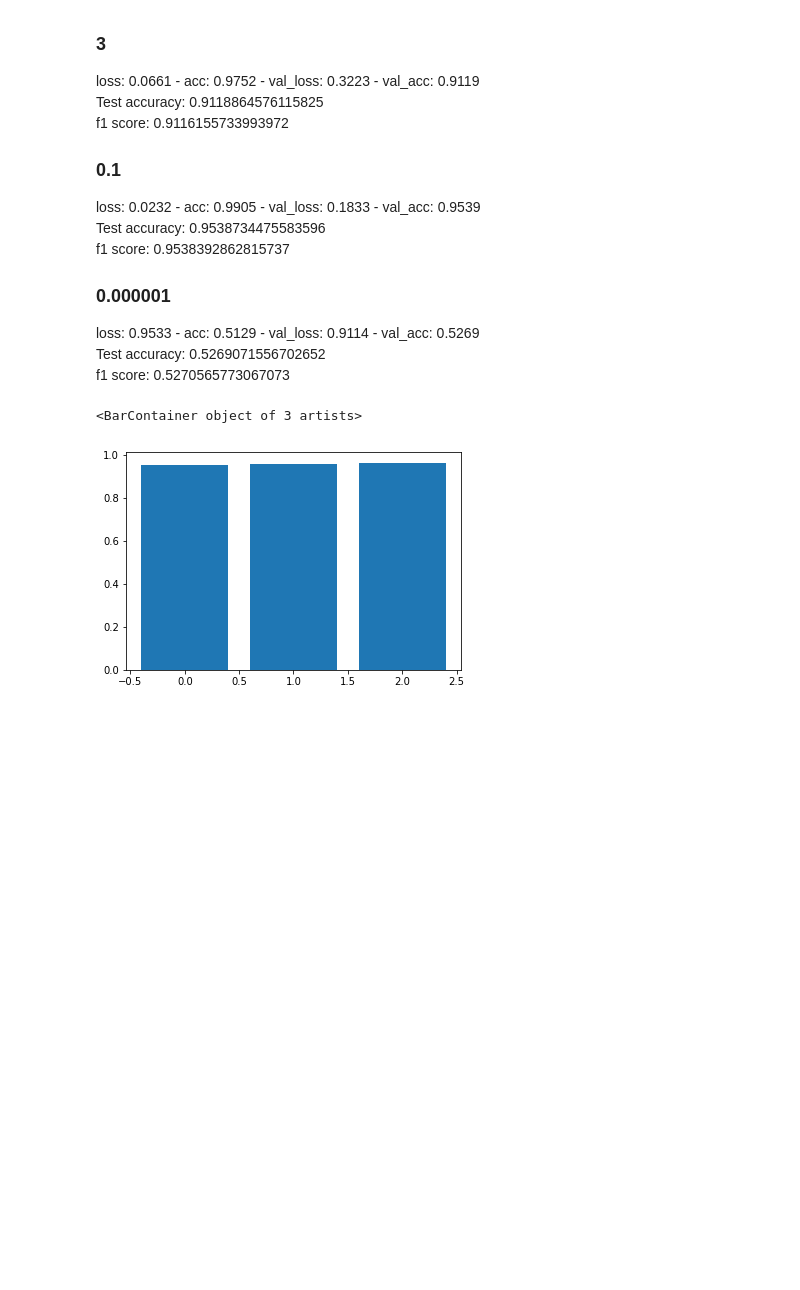
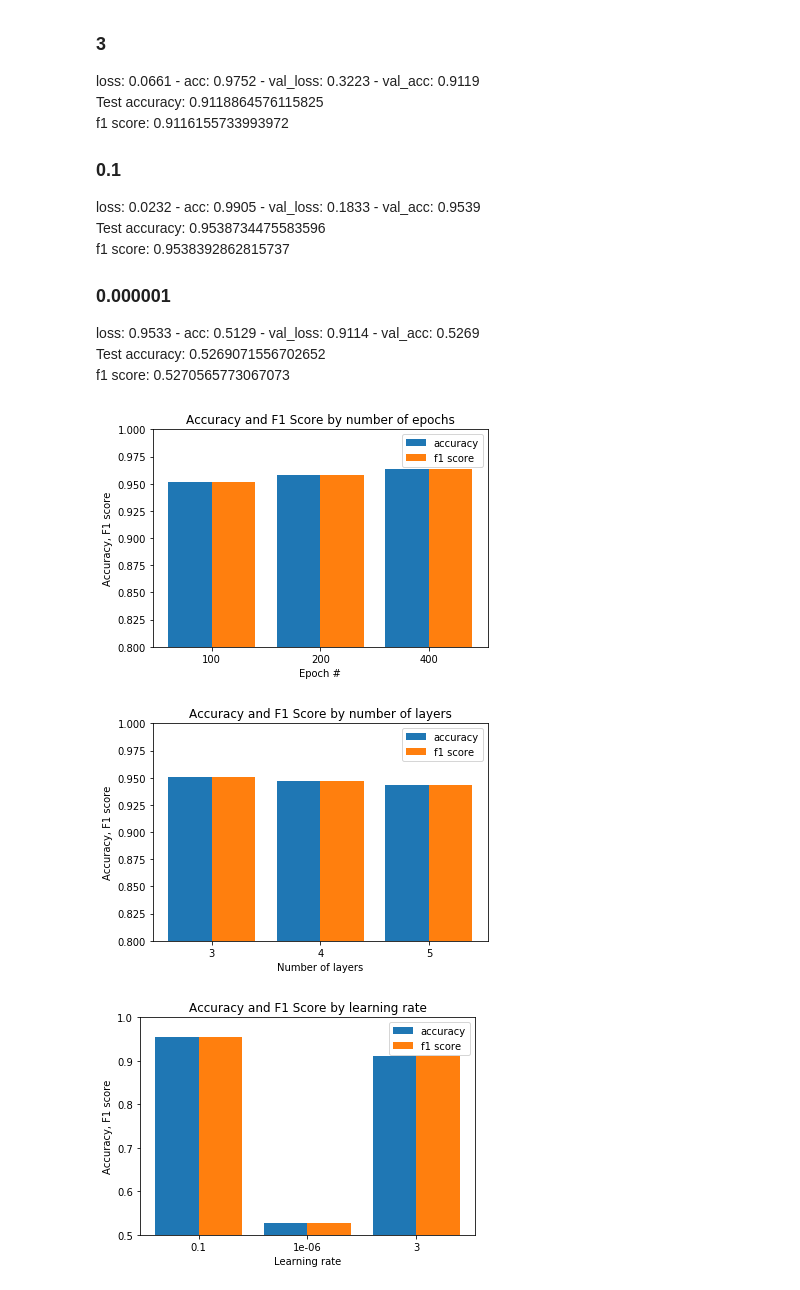
Before and after one commit to lodtan/gti770-tp3, a Jupyter notebook: tp3 - tan.ipynb, the cells around one changed output. Saved outputs shown, nothing was run; the diff lists cells and outputs as text; code cells hidden in the pictures; blank space fills up the shorter version.

Commit message:
add bar charts

```diff
--- a/tp3 - tan.ipynb
+++ b/tp3 - tan.ipynb
@@ -323,10 +323,57 @@ plt.xlabel("Epoch #")
 plt.ylabel("Loss/Accuracy")
 plt.legend(loc="lower left")
 plt.savefig("search_overfit.png")
-# %%
-x = np.arange(3)
-plt.bar(x, height= accuracies, )
-#plt.xticks(x+.5, ['a','b','c'])
-# %% [output]
-<BarContainer object of 3 artists>
-[figure, removed]
+# %%
+def subcategorybar(X, names, vals, width=0.8):
+    n = len(vals)
+    _X = np.arange(len(X))
+    for i in range(n):
+        plt.bar(_X - width/2. + i/float(n)*width, vals[i],
+                width=width/float(n), align="edge", label=names[i])
+    plt.xticks(_X, X)
+
+x = ['100', '200', '400']
+names = ["accuracy", "f1 score"]
+
+subcategorybar(x, names, [accuracies, f1_scores])
+axes = plt.gca()
+axes.set_ylim([0.8,1])
+plt.title("Accuracy and F1 Score by number of epochs")
+plt.xlabel("Epoch #")
+plt.ylabel("Accuracy, F1 score")
+plt.legend()
+plt.show()
+
+x = [3, 4, 5]
+subcategorybar(x, names, [accuracies_layers, f1_scores_layers])
+axes = plt.gca()
+axes.set_ylim([0.8,1])
+plt.title("Accuracy and F1 Score by number of layers")
+plt.xlabel("Number of layers")
+plt.ylabel("Accuracy, F1 score")
+plt.legend()
+plt.show()
+
+x = [0.1, 1E-6, 3]
+subcategorybar(x, names, [accuracies_learning, f1_scores_learning])
+axes = plt.gca()
+axes.set_ylim([0.5,1])
+plt.title("Accuracy and F1 Score by learning rate")
+plt.xlabel("Learning rate")
+plt.ylabel("Accuracy, F1 score")
+plt.legend()
+plt.show()
+
+x = ["100-50", "50-100", ""]
+subcategorybar(x, names, [accuracies_npercep, f1_scores_npercep])
+axes = plt.gca()
+axes.set_ylim([0.5,1])
+plt.title("Accuracy and F1 Score by learning rate")
+plt.xlabel("Learning rate")
+plt.ylabel("Accuracy, F1 score")
+plt.legend()
+plt.show()
+# %% [output]
+[figure, added]
+[figure, added]
+[figure, added]
```
